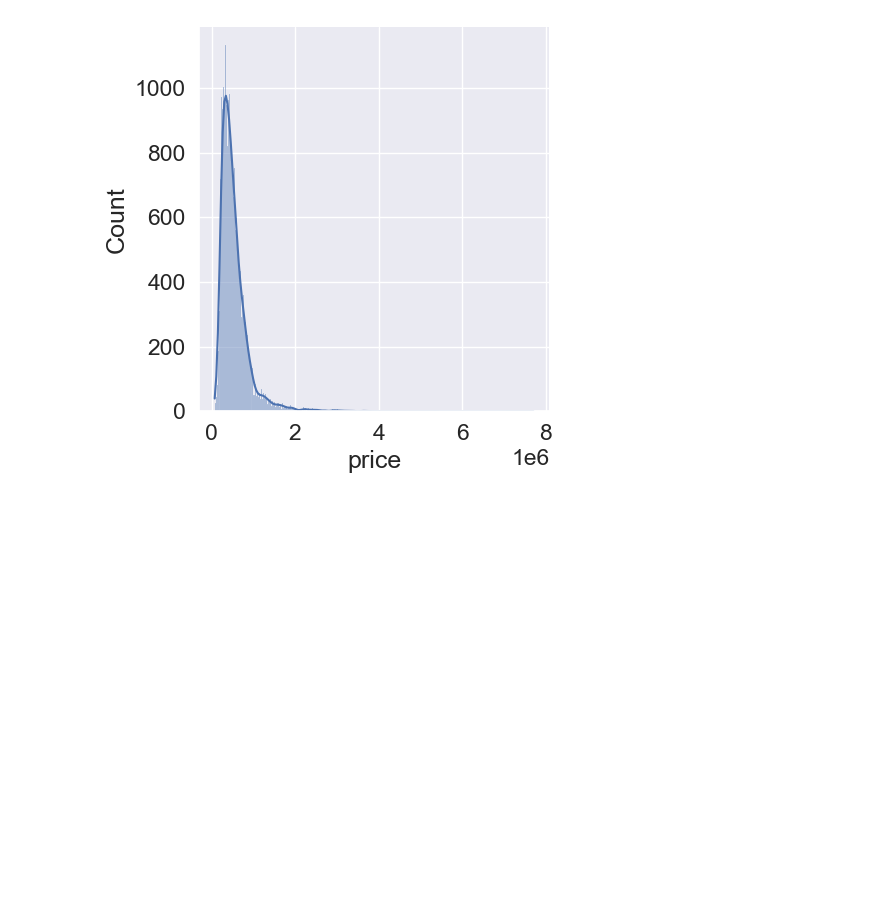
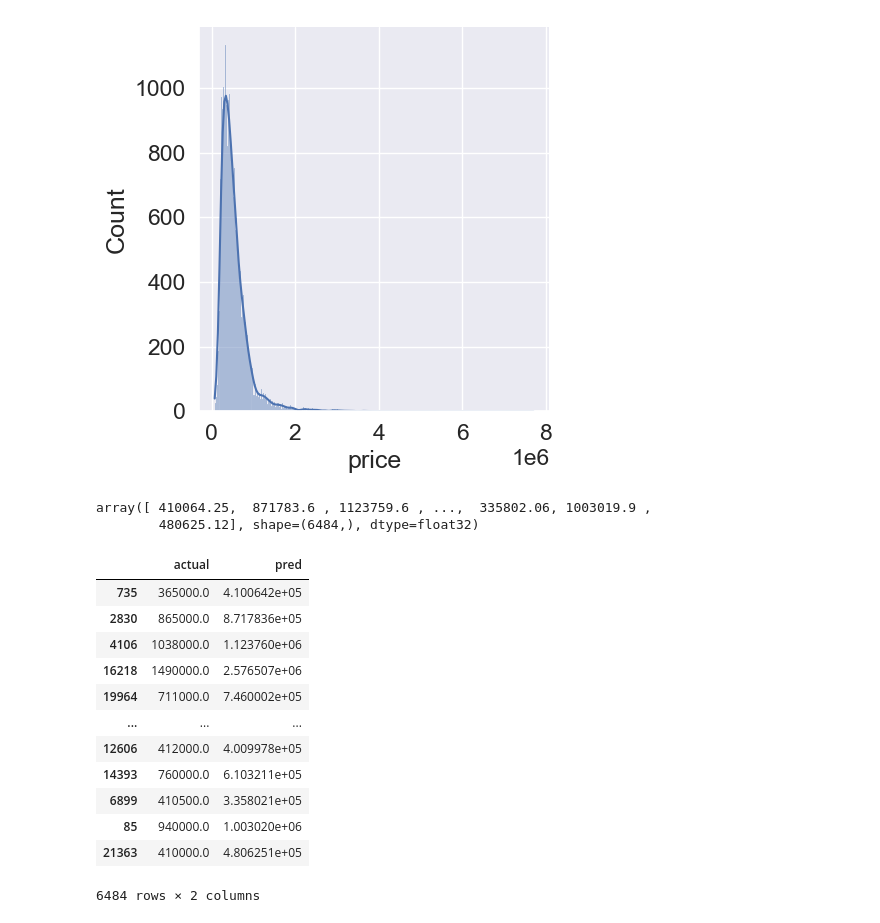
Before and after one commit to JayEm65/IronKaggle_project, a Jupyter notebook: main.ipynb, the cells around one changed output. Cells and saved outputs as stored; diff of their text form; code cells hidden in the pictures; blank space fills up the shorter version.

```diff
--- a/main.ipynb
+++ b/main.ipynb
@@ -466,0 +485,22 @@ sns.displot( data=df_no_outliers["price"], kde=True )
+# %%
+predictions_xgb
+# %% [output]
+array([ 410064.25,  871783.6 , 1123759.6 , ...,  335802.06, 1003019.9 ,
+        480625.12], shape=(6484,), dtype=float32)
+# %%
+xgb_eval = pd.DataFrame({"actual" : y_test, "pred": predictions_xgb})
+xgb_eval
+# %% [output]
+|  | actual | pred |
+| 735 | 365000.0 | 4.100642e+05 |
+| 2830 | 865000.0 | 8.717836e+05 |
+| 4106 | 1038000.0 | 1.123760e+06 |
+| 16218 | 1490000.0 | 2.576507e+06 |
+| 19964 | 711000.0 | 7.460002e+05 |
+| ... | ... | ... |
+| 12606 | 412000.0 | 4.009978e+05 |
+| 14393 | 760000.0 | 6.103211e+05 |
+| 6899 | 410500.0 | 3.358021e+05 |
+| 85 | 940000.0 | 1.003020e+06 |
+| 21363 | 410000.0 | 4.806251e+05 |
+6484 rows × 2 columns
```
Also changed, not shown: parts of 8 cells of this notebook.
